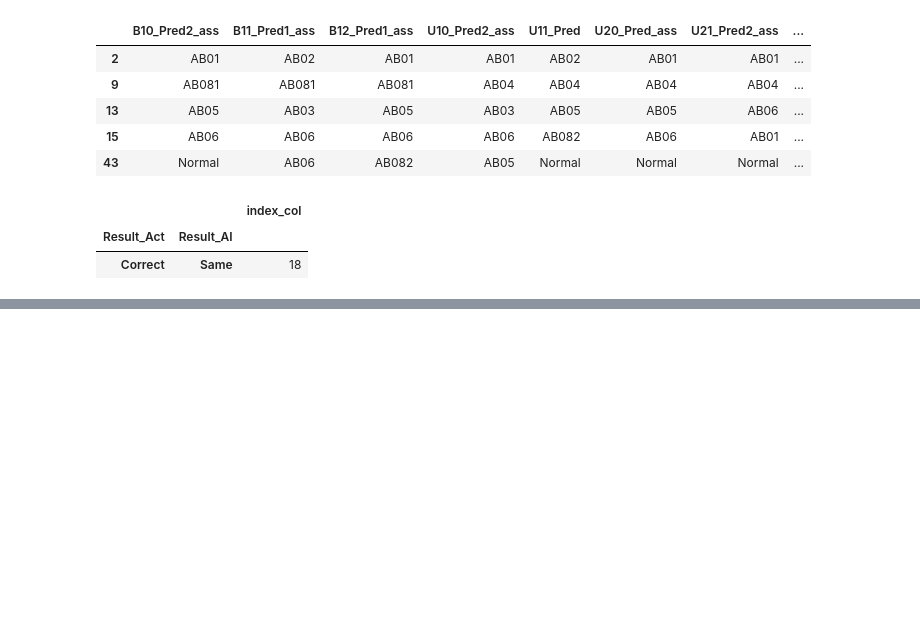
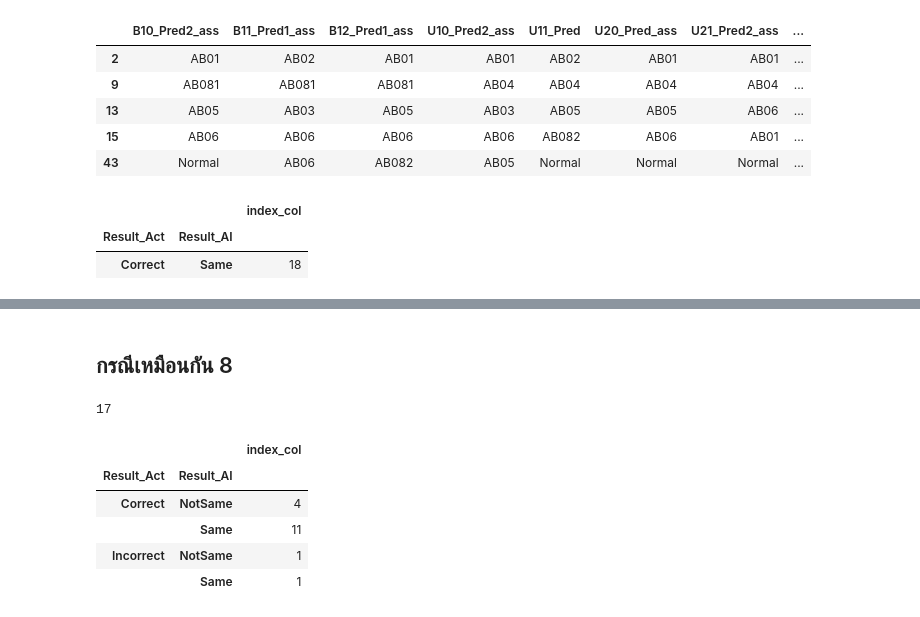
Before and after one commit to Peckkie/Experiment_Evaluation_CCA, a Jupyter notebook: Checking_TheSameResult_ExpRadio.ipynb, the cells around one changed output, grey strips where cells are left out. Drawn from its saved outputs; the diff is of its cells as text; code cells hidden in the pictures; blank space fills up the shorter version.

```diff
--- a/Checking_TheSameResult_ExpRadio.ipynb
+++ b/Checking_TheSameResult_ExpRadio.ipynb
@@ -240,0 +357,14 @@ df_8[["Result_Act",'Result_AI',"index_col"]].groupby(['Result_Act','Result_AI'])
+# %% [markdown]
+## กรณีเหมือนกัน 8
+# %%
+df_8= df_[df_['Dup_count']==8]
+print(len(df_8))
+df_8[["Result_Act",'Result_AI',"index_col"]].groupby(['Result_Act','Result_AI']).count()
+# %% [output]
+17
+|  |  | index_col |
+| Result_Act | Result_AI |  |
+| Correct | NotSame | 4 |
+|  | Same | 11 |
+| Incorrect | NotSame | 1 |
+|  | Same | 1 |
```
Also changed, not shown: parts of 10 cells of this notebook.
